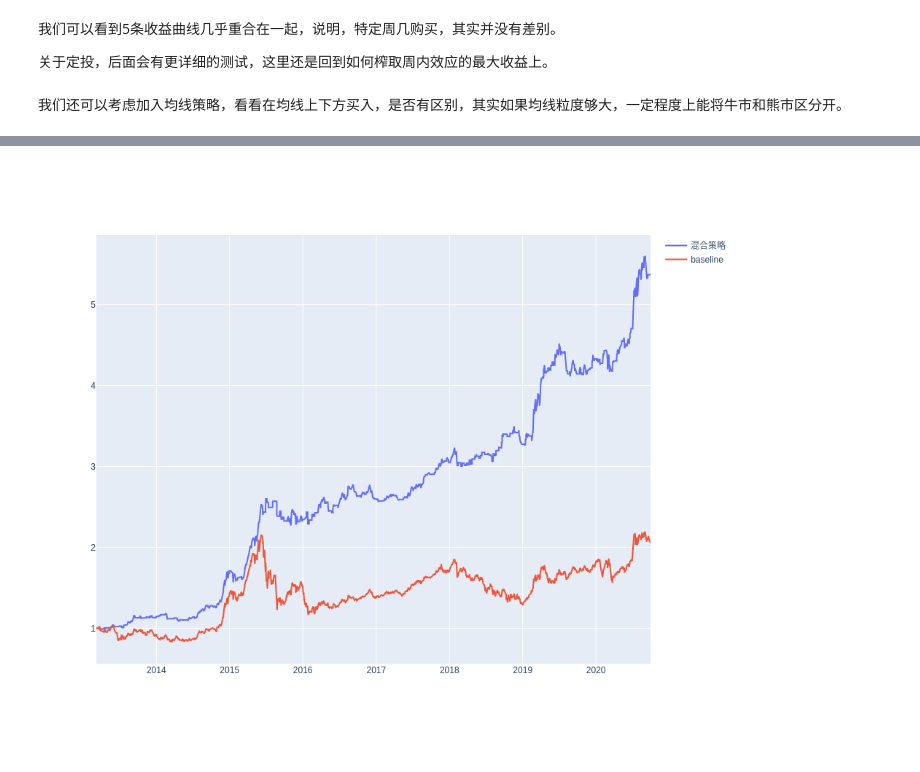
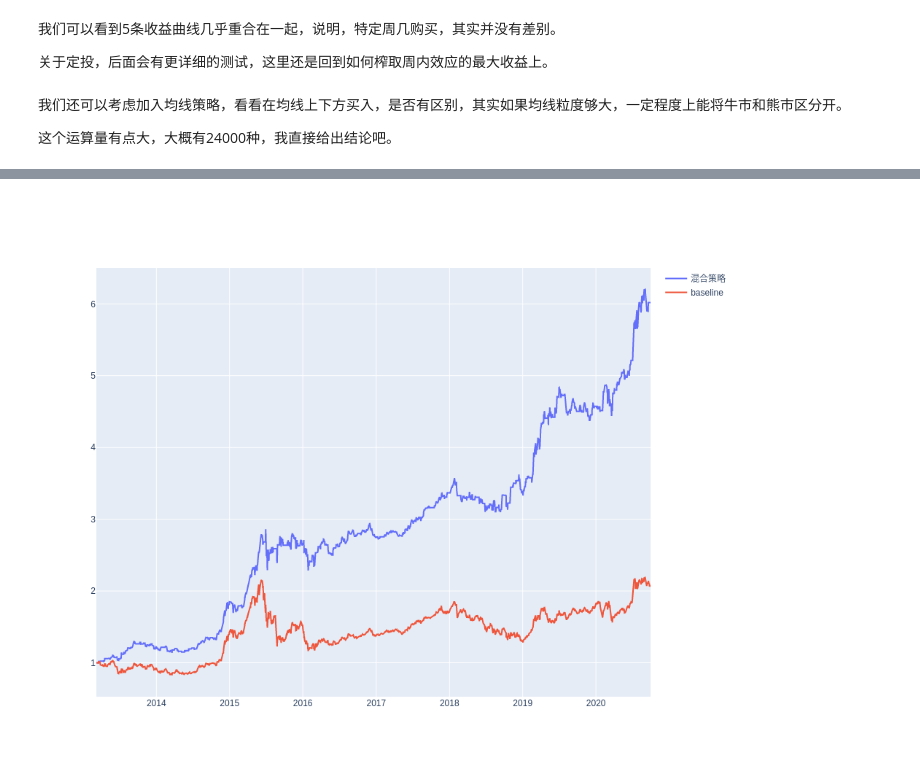
Before and after one commit to zhs007/jupyternotebook.demo, a Jupyter notebook: home/trdb2/weekday001.ipynb, the cells around one changed output, grey strips where cells are left out. Cells and saved outputs as stored; diff of their text form; code cells hidden in the pictures.

```diff
--- a/home/trdb2/weekday001.ipynb
+++ b/home/trdb2/weekday001.ipynb
@@ -356,6 +377,8 @@ trdb2py.showPNLs(lstaippnl + [pnlBaseline], toImg=isStaticImg, width=width, heig
 关于定投，后面会有更详细的测试，这里还是回到如何榨取周内效应的最大收益上。
 # %% [markdown]
 我们还可以考虑加入均线策略，看看在均线上下方买入，是否有区别，其实如果均线粒度够大，一定程度上能将牛市和熊市区分开。
+
+这个运算量有点大，大概有24000种，我直接给出结论吧。
 # %%
 lstparams = []
 
@@ -478,7 +501,7 @@ buy1 = trdb2py.trading2_pb2.CtrlCondition(
 
 buy2 = trdb2py.trading2_pb2.CtrlCondition(
     name='weekday2',
-    vals=[1, calcweekday2val2(1, 1)],
+    vals=[1, calcweekday2val2(1, 4)],
     group=1,
 )
 
@@ -502,7 +525,7 @@ sell1 = trdb2py.trading2_pb2.CtrlCondition(
 
 sell2 = trdb2py.trading2_pb2.CtrlCondition(
     name='weekday',
-    vals=[2],
+    vals=[5],
     group=1,
 )
 
@@ -511,31 +534,31 @@ sell3 = trdb2py.trading2_pb2.CtrlCondition(
     vals=[2],
     strVals=['buy'],
     group=1,
 )
 
 paramsbuy = trdb2py.trading2_pb2.BuyParams(
     perHandMoney=1,
 )
 
 paramsinit = trdb2py.trading2_pb2.InitParams(
     money=10000,
 )
 
 s0.buy.extend([buy0, buy1, buy2, buy3])
 s0.sell.extend([sell0, sell1, sell2, sell3])
 s0.paramsBuy.CopyFrom(paramsbuy)
 s0.paramsSell.CopyFrom(paramssell)
 s0.paramsInit.CopyFrom(paramsinit)
 p0 = trdb2py.trading2_pb2.SimTradingParams(
     assets=[trdb2py.str2asset(asset)],
     startTs=tsStart,
     endTs=tsEnd,
     strategies=[s0],
     title='混合策略',
 )
 
 pnlm = trdb2py.simTrading(trdb2cfg, p0)
 
 trdb2py.showPNLs([pnlm, pnlBaseline], toImg=isStaticImg, width=width, height=height)
 # %% [output]
-[figure, old version]
+[figure, new version]
```
Also changed, not shown: parts of 6 cells of this notebook, 1 other file.
